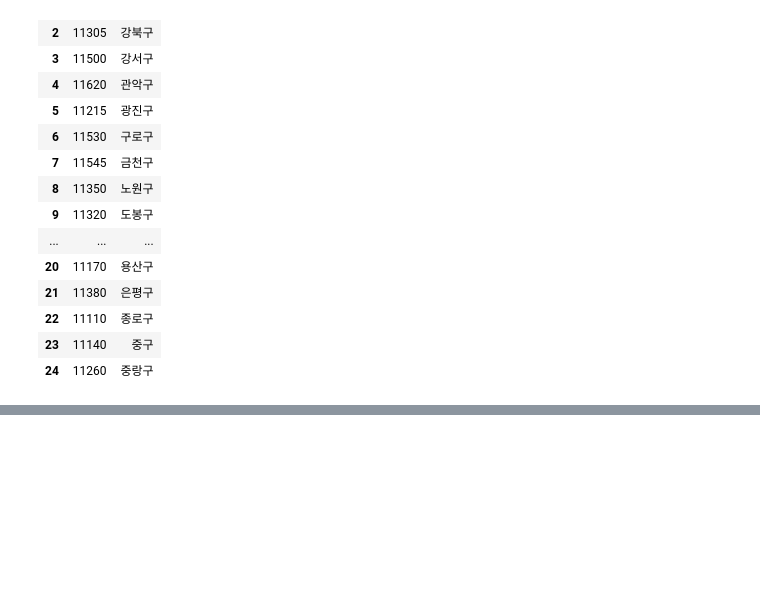
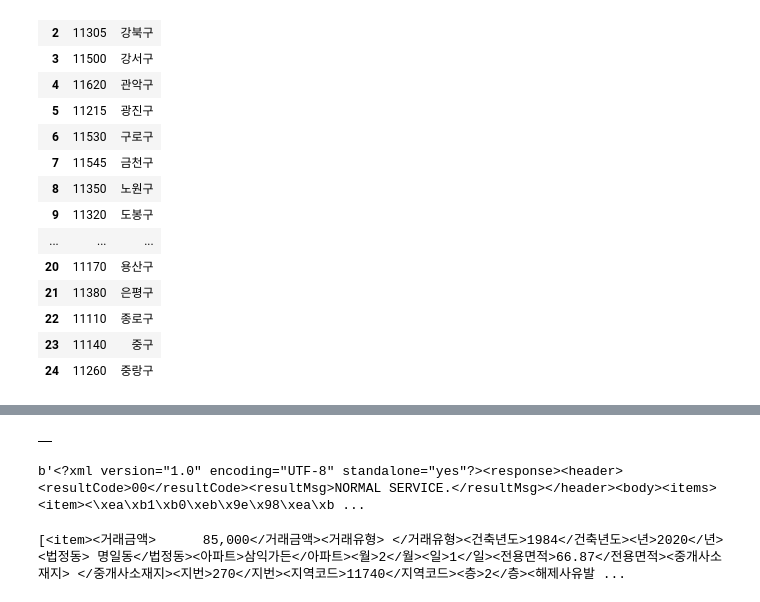
Before and after one commit to HuiseongK/BDP_Term_Project, a Jupyter notebook: test.ipynb, the cells around one changed output, grey strips where cells are left out. Cells and saved outputs as stored; diff of their text form; code cells hidden in the pictures; blank space fills up the shorter version.

```diff
--- a/test.ipynb
+++ b/test.ipynb
@@ -31,0 +103,4 @@ dong.to_csv("dongCode.csv", encoding = "utf-8-sig", index = None)
+# %%
+data
+# %% [output]
+|  |
@@ -31,0 +110,14 @@ dong.to_csv("dongCode.csv", encoding = "utf-8-sig", index = None)
+# %%
+params ={'serviceKey' : 'nDUMBR5fMmNgDxhE7WUdh5l1arh4KV4ZtK25GI3qixbSv1k7tQfEkIl1v4SXP1QPDZEVKABovfNrUh9EHR1nIQ==', 'LAWD_CD' : str(seoul[1]), 'DEAL_YMD' : str(dt_idx[1])}
+response = requests.get(url, params=params)
+print(response.content)
+content = response.content
+# %% [output]
+b'<?xml version="1.0" encoding="UTF-8" standalone="yes"?><response><header><resultCode>00</resultCode><resultMsg>NORMAL SERVICE.</resultMsg></header><body><items><item><\xea\xb1\xb0\xeb\x9e\x98\xea\xb ...
+# %%
+pp = pprint.PrettyPrinter(indent = 4)
+xml_obj = bs4.BeautifulSoup(content,'lxml-xml')
+rows = xml_obj.findAll('item')
+print(rows)
+# %% [output]
+[<item><거래금액>      85,000</거래금액><거래유형> </거래유형><건축년도>1984</건축년도><년>2020</년><법정동> 명일동</법정동><아파트>삼익가든</아파트><월>2</월><일>1</일><전용면적>66.87</전용면적><중개사소재지> </중개사소재지><지번>270</지번><지역코드>11740</지역코드><층>2</층><해제사유발 ...
```
Also changed, not shown: parts of 2 cells of this notebook, 1 other file.
